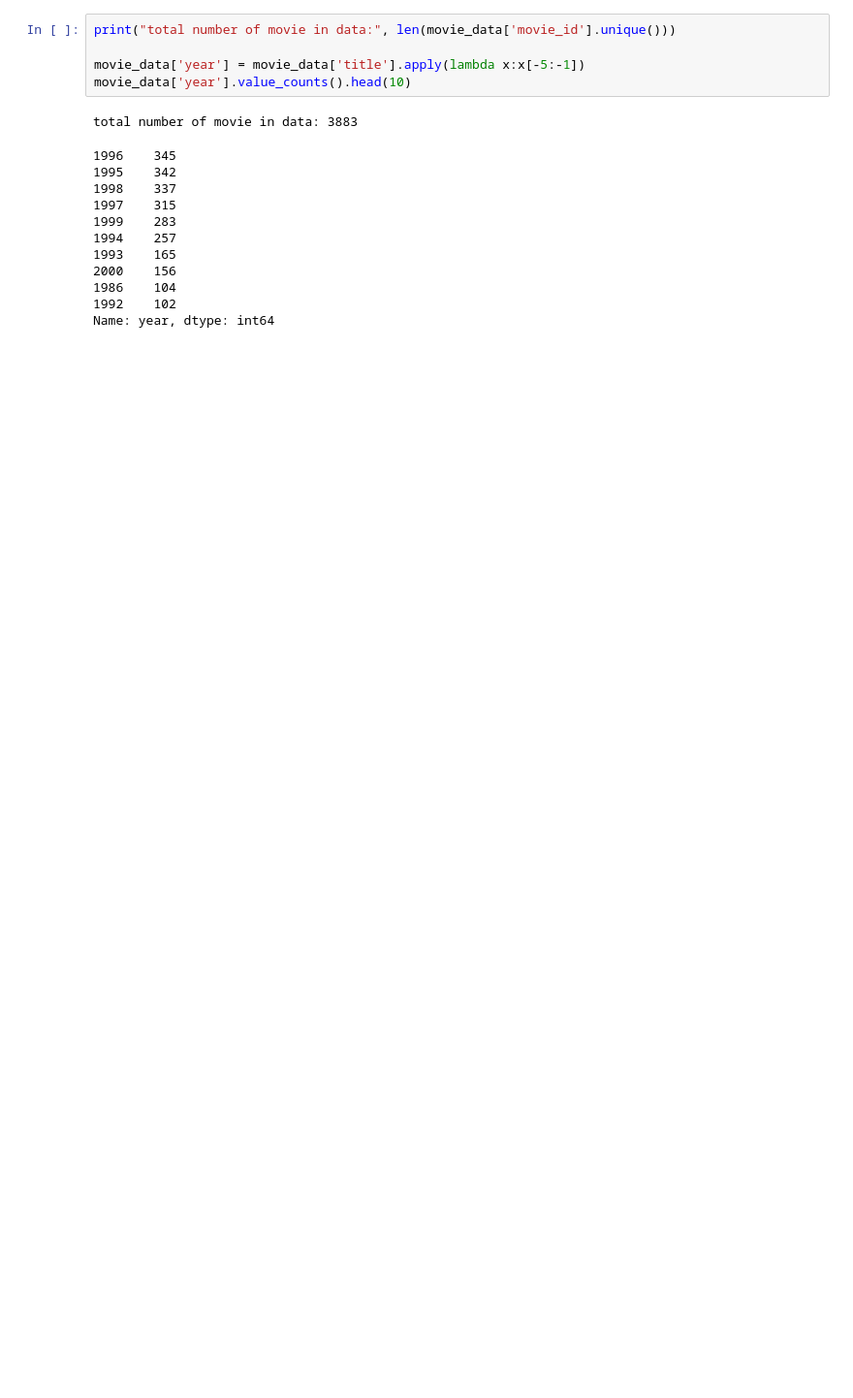
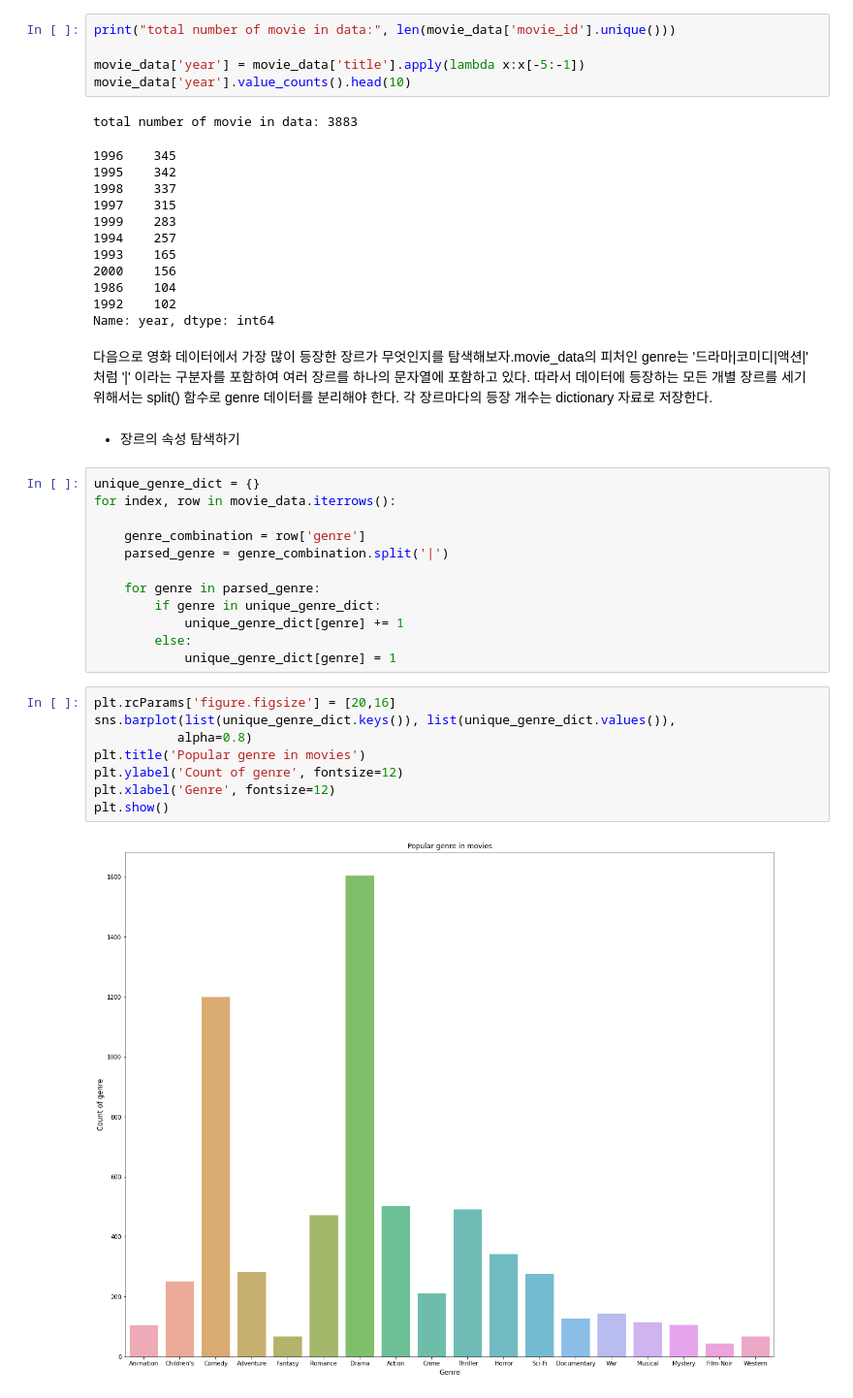
Before and after one commit to jaeyoon89/python_data_analysis, a Jupyter notebook: ch3-3_movie_rating_prediction.ipynb, the cells around one changed output. Shown at 97% size. Saved outputs shown, nothing was run; the diff lists cells and outputs as text; blank space fills up the shorter version.

Commit message:
data_analysis_ch3-3_movie_rating_prediction

```diff
--- a/ch3-3_movie_rating_prediction.ipynb
+++ b/ch3-3_movie_rating_prediction.ipynb
@@ -86,3 +88,29 @@ total number of movie in data: 3883
 1986    104
 1992    102
 Name: year, dtype: int64
+# %% [markdown]
+다음으로 영화 데이터에서 가장 많이 등장한 장르가 무엇인지를 탐색해보자.movie_data의 피처인 genre는 '드라마|코미디|액션|' 처럼 '|' 이라는 구분자를 포함하여 여러 장르를 하나의 문자열에 포함하고 있다. 따라서 데이터에 등장하는 모든 개별 장르를 세기 위해서는 split() 함수로 genre 데이터를 분리해야 한다. 각 장르마다의 등장 개수는 dictionary 자료로 저장한다.
+# %% [markdown]
+- 장르의 속성 탐색하기
+# %%
+unique_genre_dict = {}
+for index, row in movie_data.iterrows():
+
+    genre_combination = row['genre']
+    parsed_genre = genre_combination.split('|')
+
+    for genre in parsed_genre:
+        if genre in unique_genre_dict:
+            unique_genre_dict[genre] += 1
+        else:
+            unique_genre_dict[genre] = 1
+# %%
+plt.rcParams['figure.figsize'] = [20,16]
+sns.barplot(list(unique_genre_dict.keys()), list(unique_genre_dict.values()),
+           alpha=0.8)
+plt.title('Popular genre in movies')
+plt.ylabel('Count of genre', fontsize=12)
+plt.xlabel('Genre', fontsize=12)
+plt.show()
+# %% [output]
+[figure, added]
```
Also changed, not shown: parts of 7 cells of this notebook.
